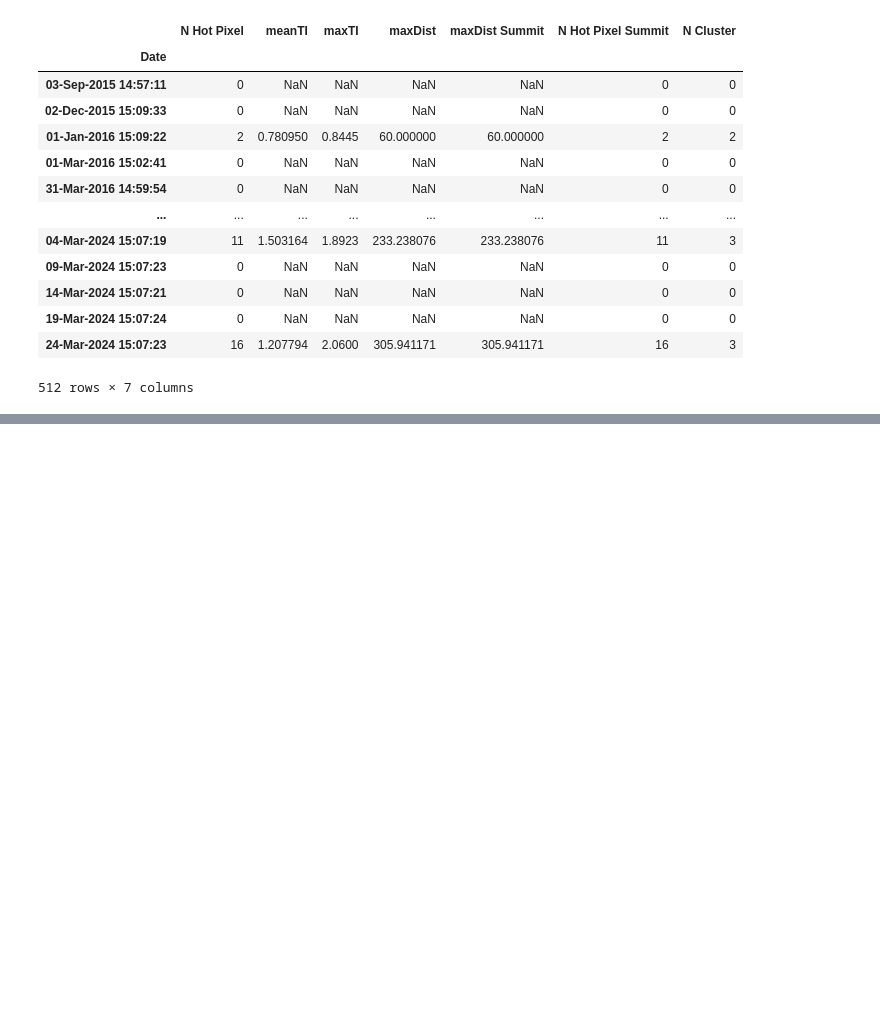
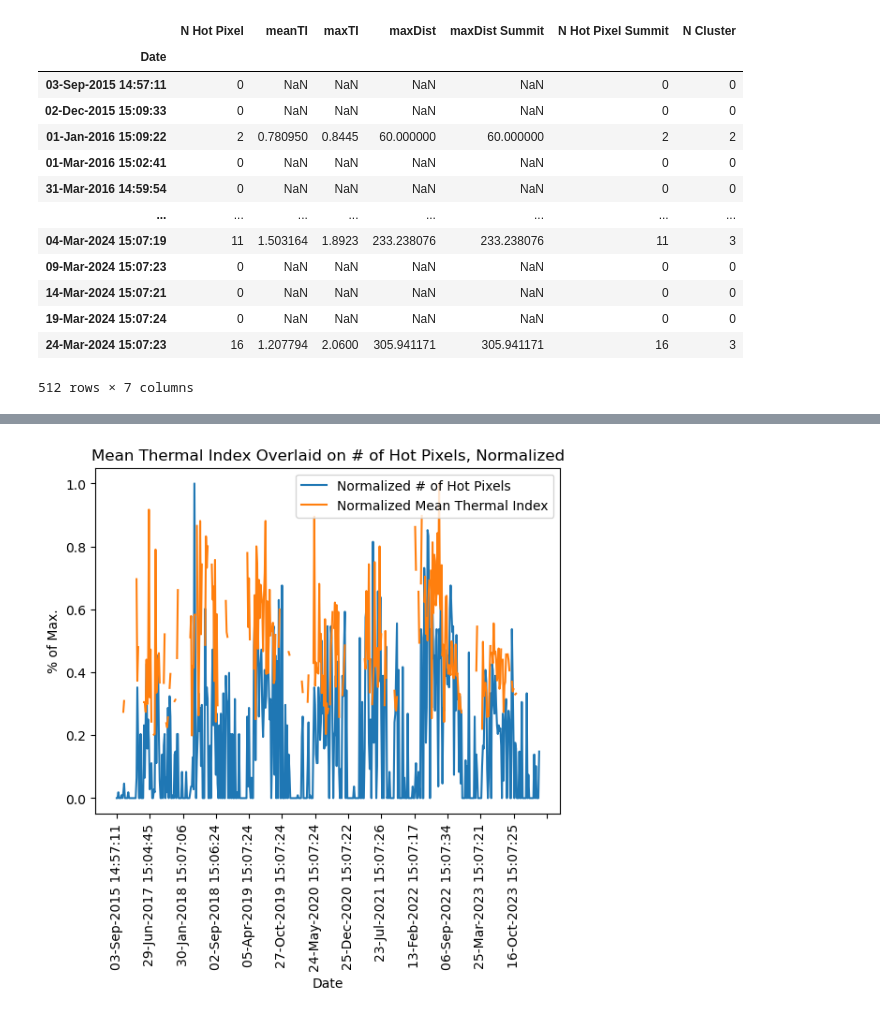
Before and after one commit to GPGN-268/SP2024-FP06-volcano, a Jupyter notebook: notebooks/dev-hotspot.ipynb, the cells around one changed output, grey strips where cells are left out. Saved outputs shown, nothing was run; the diff lists cells and outputs as text; code cells hidden in the pictures; blank space fills up the shorter version.

```diff
--- a/notebooks/dev-hotspot.ipynb
+++ b/notebooks/dev-hotspot.ipynb
@@ -59,0 +118,13 @@ df.describe()
+# %%
+plt.plot(df['N Hot Pixel'] / max(df['N Hot Pixel']), label='Normalized # of Hot Pixels')
+plt.plot(df['meanTI'] / np.nanmax(df['meanTI']), label='Normalized Mean Thermal Index')
+
+plt.title('Mean Thermal Index Overlaid on # of Hot Pixels, Normalized')
+plt.xticks(rotation=90)
+plt.gca().xaxis.set_major_locator(plt.MaxNLocator(16))
+plt.xlabel('Date')
+plt.ylabel('% of Max.')
+plt.legend()
+plt.show()
+# %% [output]
+[figure, added]
```
Also changed, not shown: parts of 14 cells of this notebook, 2 other files.
